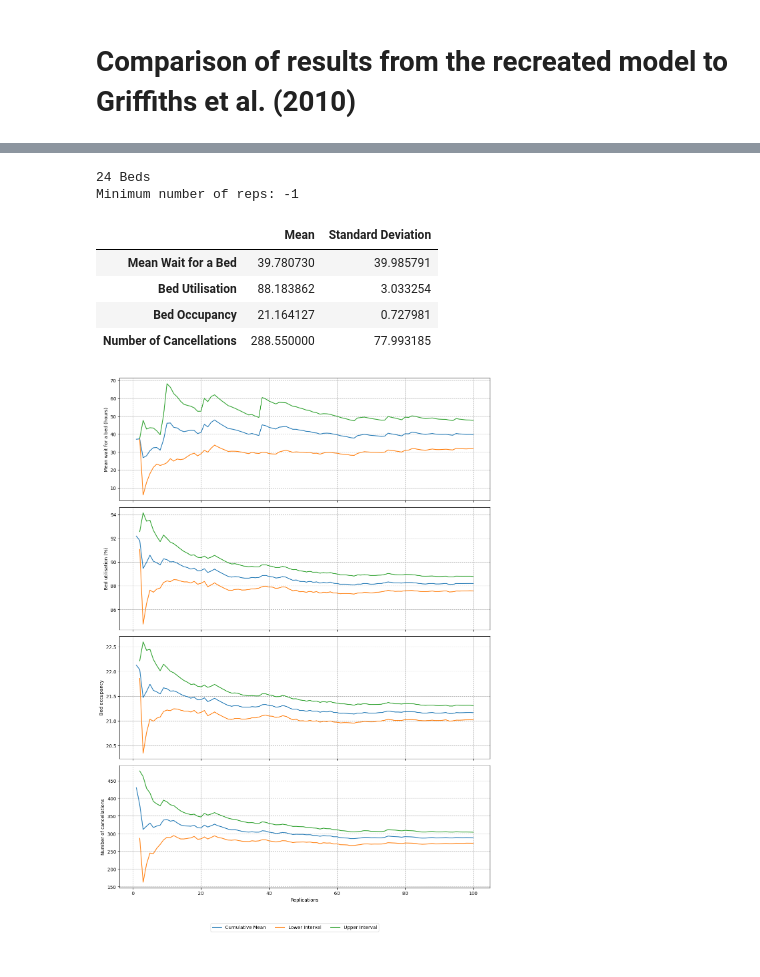
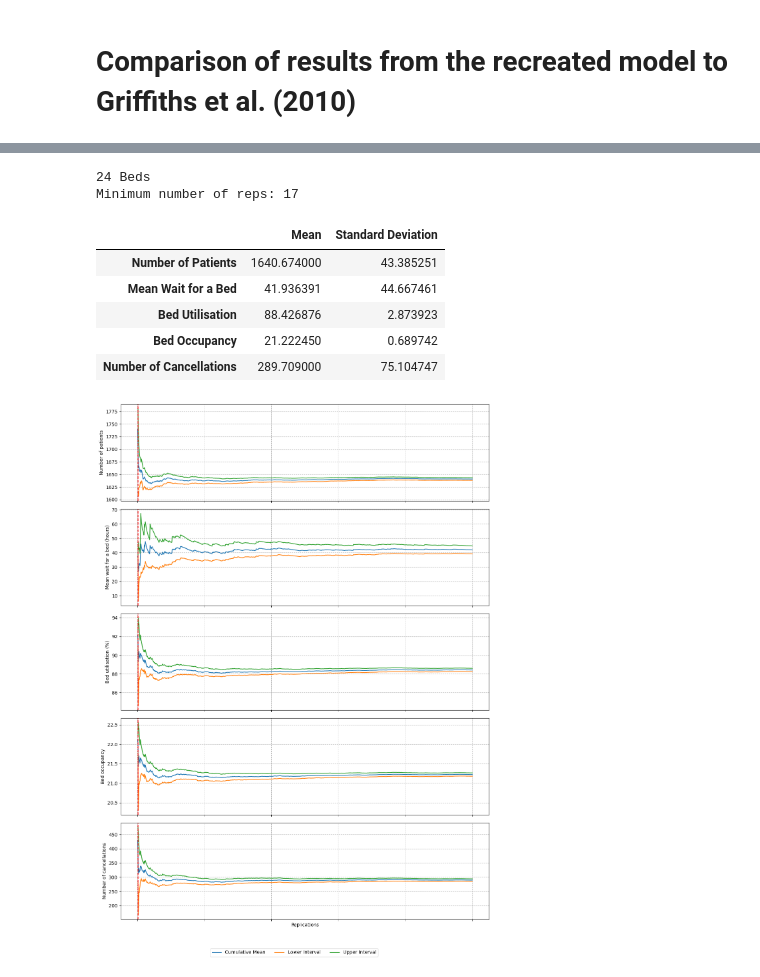
Before and after one commit to beckyexeter/hpdm097_des_assignment, a Jupyter notebook: technical_appendix/experiments.ipynb, the cells around one changed output, grey strips where cells are left out. Cells and saved outputs as stored; diff of their text form; code cells hidden in the pictures.

Commit message:
More replications

```diff
--- a/technical_appendix/experiments.ipynb
+++ b/technical_appendix/experiments.ipynb
@@ -85,14 +85,14 @@ scenarios_dict = {}
 
 for i in range(8):
     i_dict = {
-        "Number of Replications": 100,
+        "Number of Replications": 1000,
         "Unplanned Distribution Parameters Dictionary": up_distribution_params,
         "Planned Admission Distribution Parameters": elective_surgery_dict,
         "Time to Clean": 5,
         "Number of Beds": i + 22,
         "Simulation Duration": (24 * 365),
-        "Warm-Up Period": (24 * 31),
-        "Desired Precision": 0.05
+        "Warm-Up Period": (24 * 30),
+        "Desired Precision": 0.1
     }
     scenarios_dict[scenario_names[i]] = i_dict
 # %%
@@ -156,18 +151,19 @@ Minimum number of reps: 88
 # %%
 print("24 Beds")
 print("Minimum number of reps:",
       beds_experiment.trial_objects["24 Beds"].min_reps)
-twenty_one_beds_plot = beds_experiment.trial_objects["24 Beds"].plot_reps()
+beds_plot = beds_experiment.trial_objects["24 Beds"].plot_reps()
 beds_experiment.trial_objects["24 Beds"].overall_results_df
 # %% [output]
 24 Beds
-Minimum number of reps: -1
+Minimum number of reps: 17
 |  | Mean | Standard Deviation |
-| Mean Wait for a Bed | 39.780730 | 39.985791 |
-| Bed Utilisation | 88.183862 | 3.033254 |
-| Bed Occupancy | 21.164127 | 0.727981 |
-| Number of Cancellations | 288.550000 | 77.993185 |
+| Number of Patients | 1640.674000 | 43.385251 |
+| Mean Wait for a Bed | 41.936391 | 44.667461 |
+| Bed Utilisation | 88.426876 | 2.873923 |
+| Bed Occupancy | 21.222450 | 0.689742 |
+| Number of Cancellations | 289.709000 | 75.104747 |
-[figure, old version]
+[figure, new version]
 # %%
 print("25 Beds")
 print("Minimum number of reps:",
```
Also changed, not shown: parts of 8 cells of this notebook, 3 other files.
